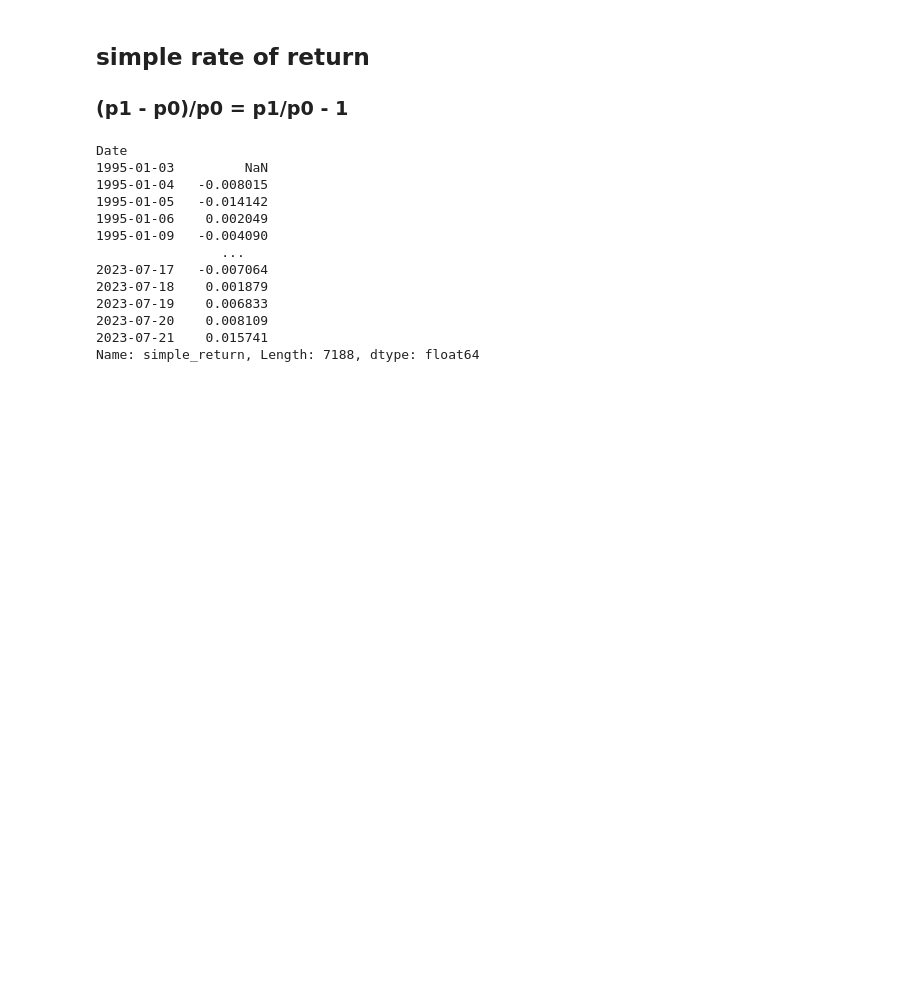
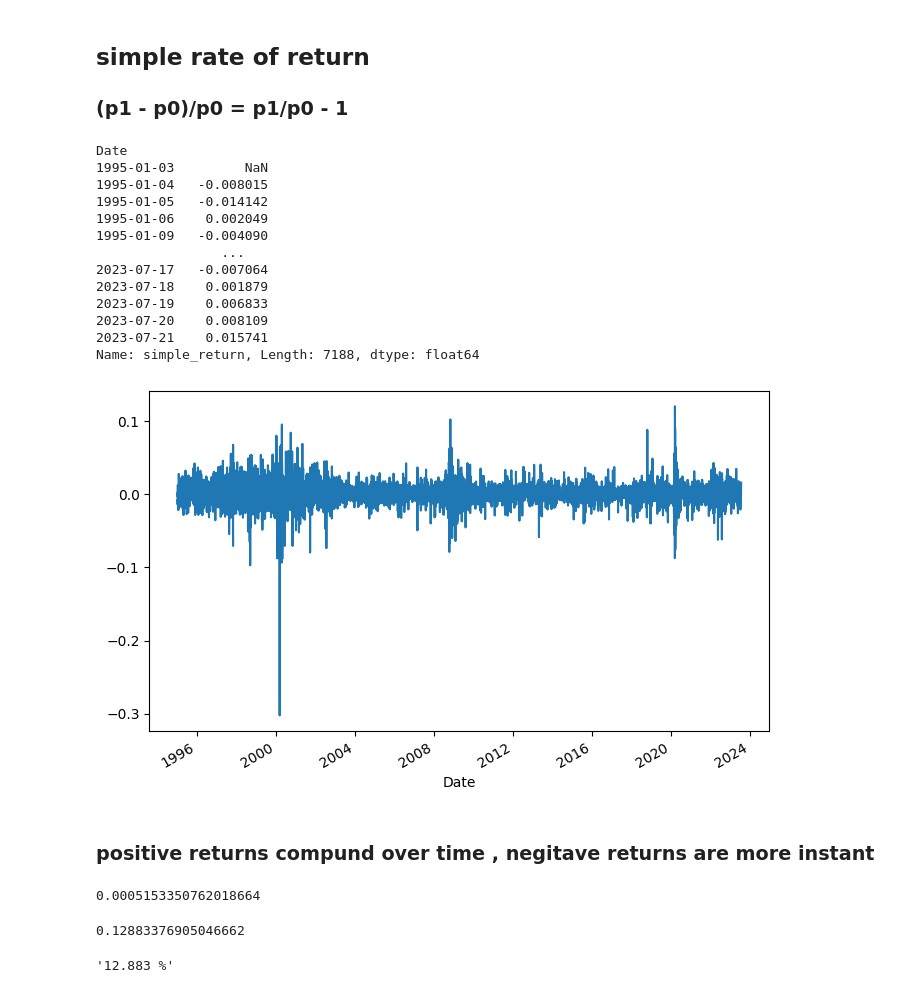
Before and after one commit to Joshua-D-Gordon/Python-finance, a Jupyter notebook: 4 simple returns/simple_returns.ipynb, the cells around one changed output. Saved outputs shown, nothing was run; the diff lists cells and outputs as text; code cells hidden in the pictures; blank space fills up the shorter version.

```diff
--- a/4 simple returns/simple_returns.ipynb
+++ b/4 simple returns/simple_returns.ipynb
@@ -63,3 +63,29 @@ Date
 2023-07-20    0.008109
 2023-07-21    0.015741
 Name: simple_return, Length: 7188, dtype: float64
+# %%
+# plotting on a graph
+PG['simple_return'].plot(figsize=(8,5))
+plt.show()
+#daily returns, note that positive returns are often followed by negitave returns as regression to the mean comes in to play
+# %% [output]
+[figure, added]
+# %% [markdown]
+### positive returns compund over time , negitave returns are more instant
+# %%
+mean_return = PG['simple_return'].mean()
+mean_return
+#daily mean return
+# %% [output]
+0.0005153350762018664
+# %%
+# avg annual rate of return
+mean_aar_return = PG['simple_return'].mean() * 250
+mean_aar_return
+# %% [output]
+0.12883376905046662
+# %%
+str(round(mean_aar_return, 5)*100)+' %'
+#avrage annual return of stock PG
+# %% [output]
+'12.883 %'
```
